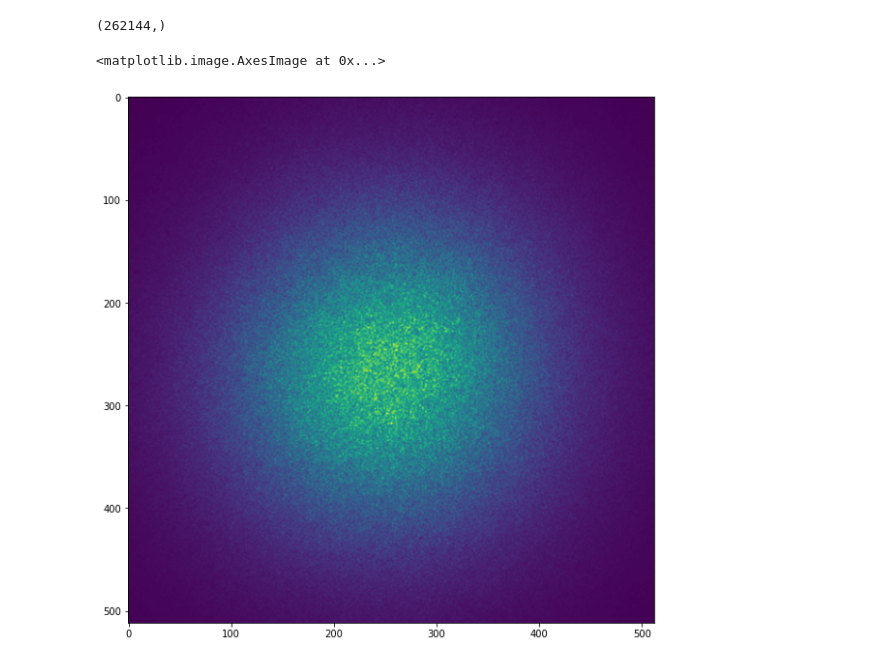
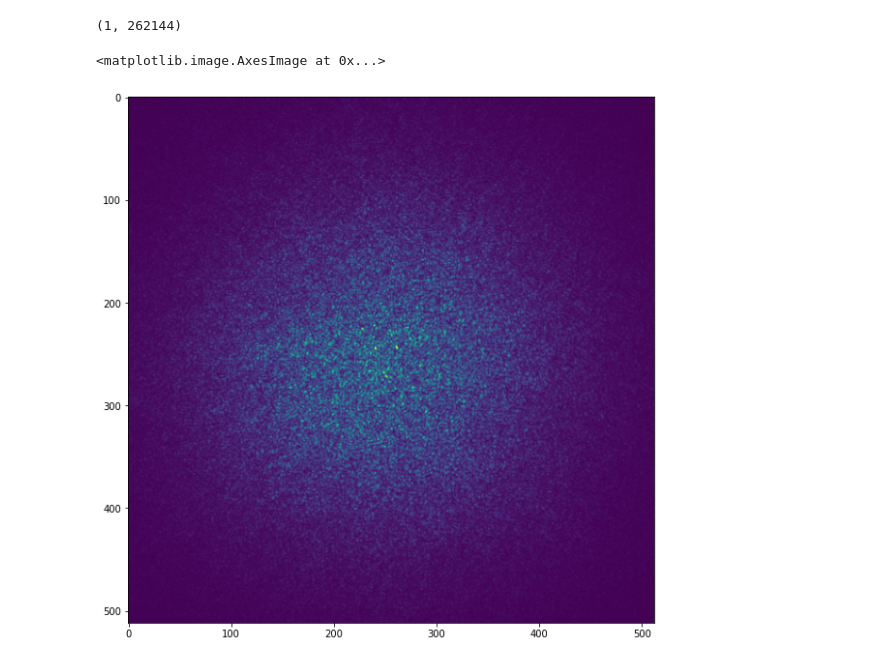
Before and after one commit to rconan/dos101, a Jupyter notebook: data.ipynb, the cells around one changed output. Saved outputs shown, nothing was run; the diff lists cells and outputs as text; code cells hidden in the pictures.

```diff
--- a/data.ipynb
+++ b/data.ipynb
@@ -28,10 +26,12 @@ data
-# %%
-data['DetectorFrame'][199].shape
-# %% [output]
-(262144,)
+# %%
+data = pd.read_parquet("last_frame.parquet")
+# %%
+np.vstack(data['DetectorFrame']).shape
+# %% [output]
+(1, 262144)
 # %%
 fig,ax = plt.subplots(figsize=(10,10))
-ax.imshow(data['DetectorFrame'][199].reshape(512,-1))
+ax.imshow(np.vstack(data['DetectorFrame'])[-1,:].reshape(512,-1))
 # %% [output]
 <matplotlib.image.AxesImage at 0x...>
-[figure, old version]
+[figure, new version]
```
Also changed, not shown: parts of 2 cells of this notebook, 1 other file.
